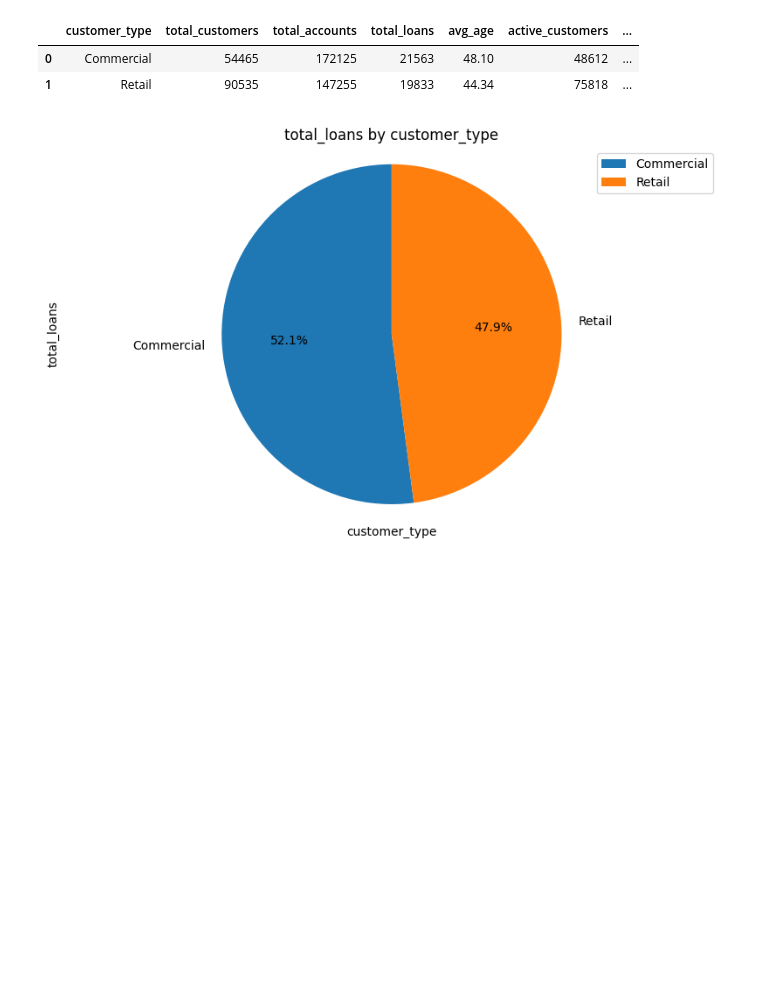
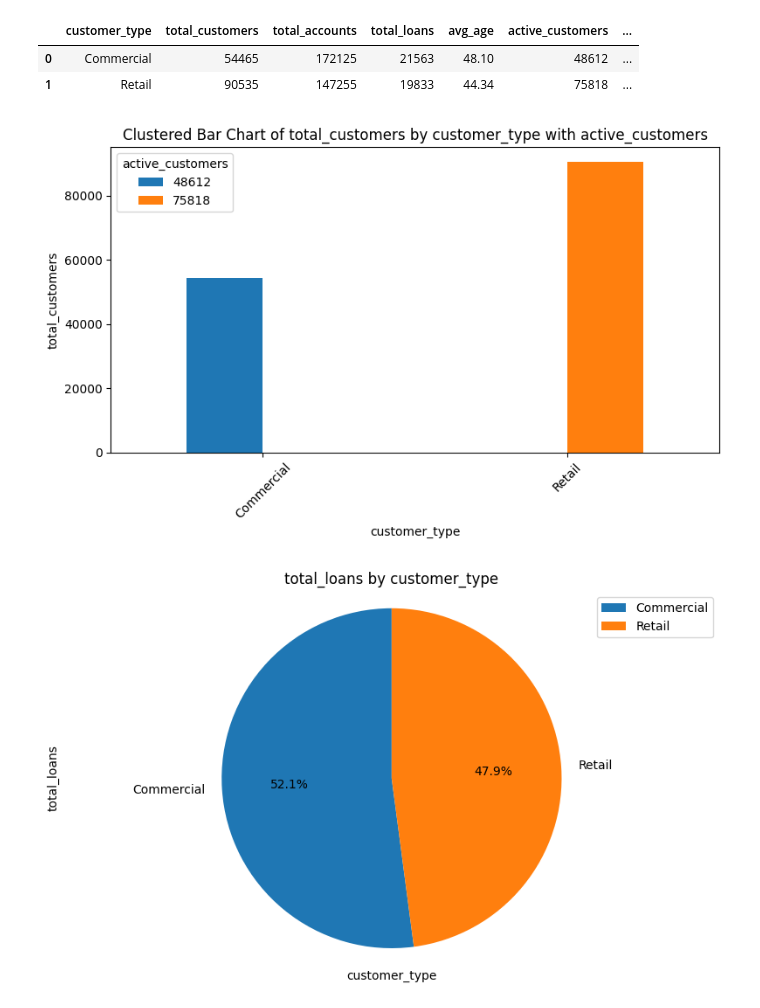
Before and after one commit to scidata-22/star-api, a Jupyter notebook: 02_customer_info.ipynb, the cells around one changed output. Cells and saved outputs as stored; diff of their text form; code cells hidden in the pictures; blank space fills up the shorter version.

Commit message:
Add plot clustered bar

```diff
--- a/03_data_set.ipynb
+++ b/02_customer_info.ipynb
@@ -185,6 +100,10 @@ db.execute(qry)
 |  | customer_type | total_customers | total_accounts | total_loans | avg_age | active_customers | ... |
 | 0 | Commercial | 54465 | 172125 | 21563 | 48.10 | 48612 | ... |
 | 1 | Retail | 90535 | 147255 | 19833 | 44.34 | 75818 | ... |
+# %%
+db.plot_clustered_bar(qry, "customer_type", "total_customers", "active_customers")
+# %% [output]
+[figure, added]
 # %%
 db.plot(qry,"customer_type","total_loans", "pie")
 # %% [output]
```
Also changed, not shown: parts of 3 cells of this notebook, 1 other file.
